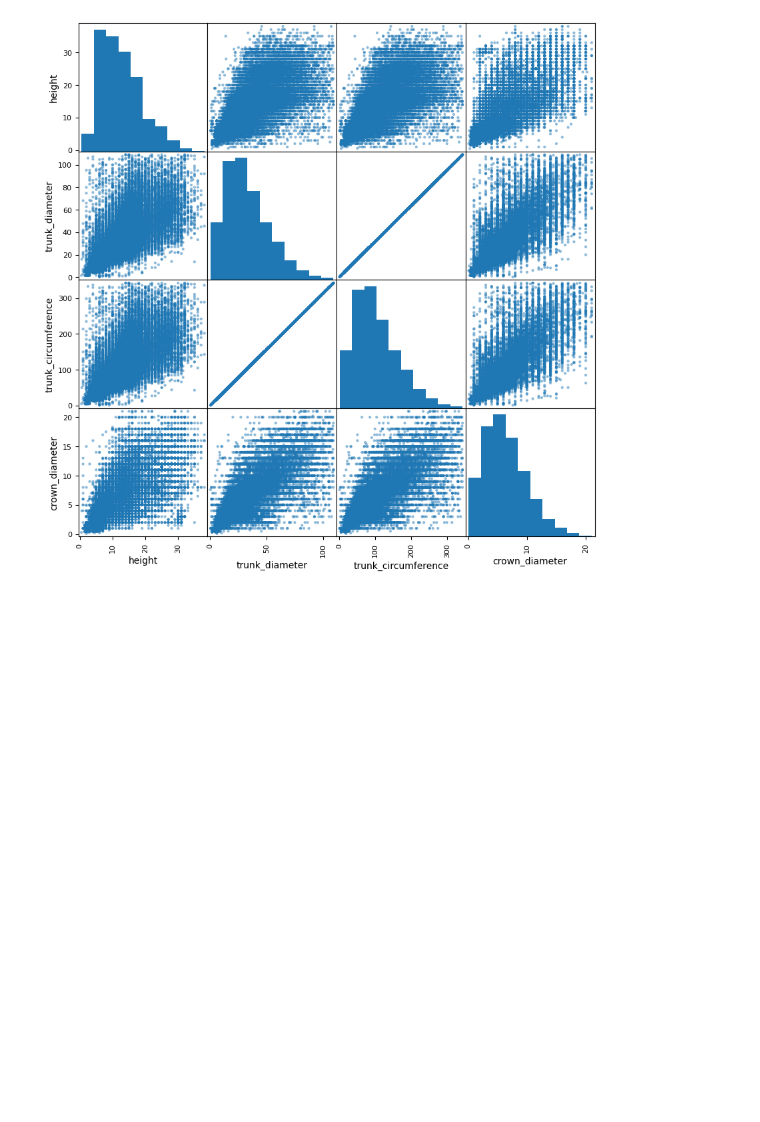
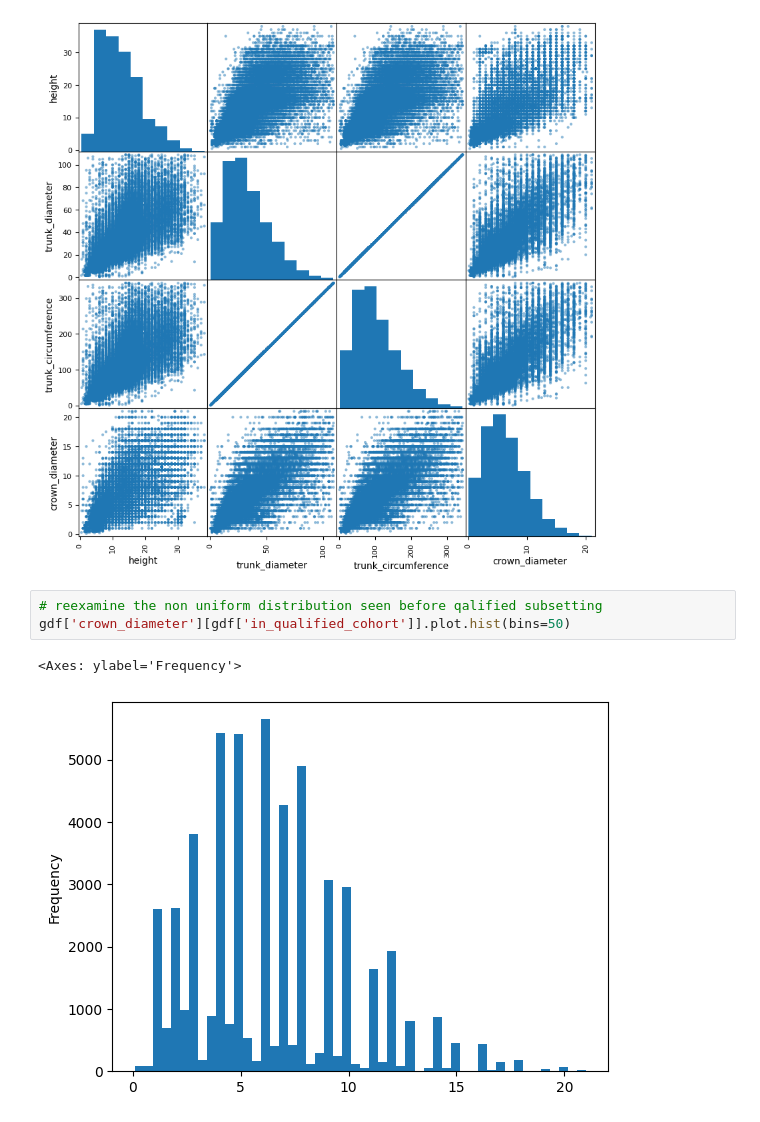
Before and after one commit to Claritatem/Urban-Trees, a Jupyter notebook: python/EDA_20260210.ipynb, the cells around one changed output. Saved outputs shown, nothing was run; the diff lists cells and outputs as text; blank space fills up the shorter version.

```diff
--- a/python/EDA_20260210.ipynb
+++ b/python/EDA_20260210.ipynb
@@ -320,3 +330,9 @@ array([[<Axes: xlabel='height', ylabel='height'>,
         <Axes: xlabel='crown_diameter', ylabel='crown_diameter'>]],
       dtype=object)
 [figure]
+# %%
+# reexamine the non uniform distribution seen before qalified subsetting
+gdf['crown_diameter'][gdf['in_qualified_cohort']].plot.hist(bins=50)
+# %% [output]
+<Axes: ylabel='Frequency'>
+[figure, added]
```
Also changed, not shown: parts of 19 cells of this notebook.
